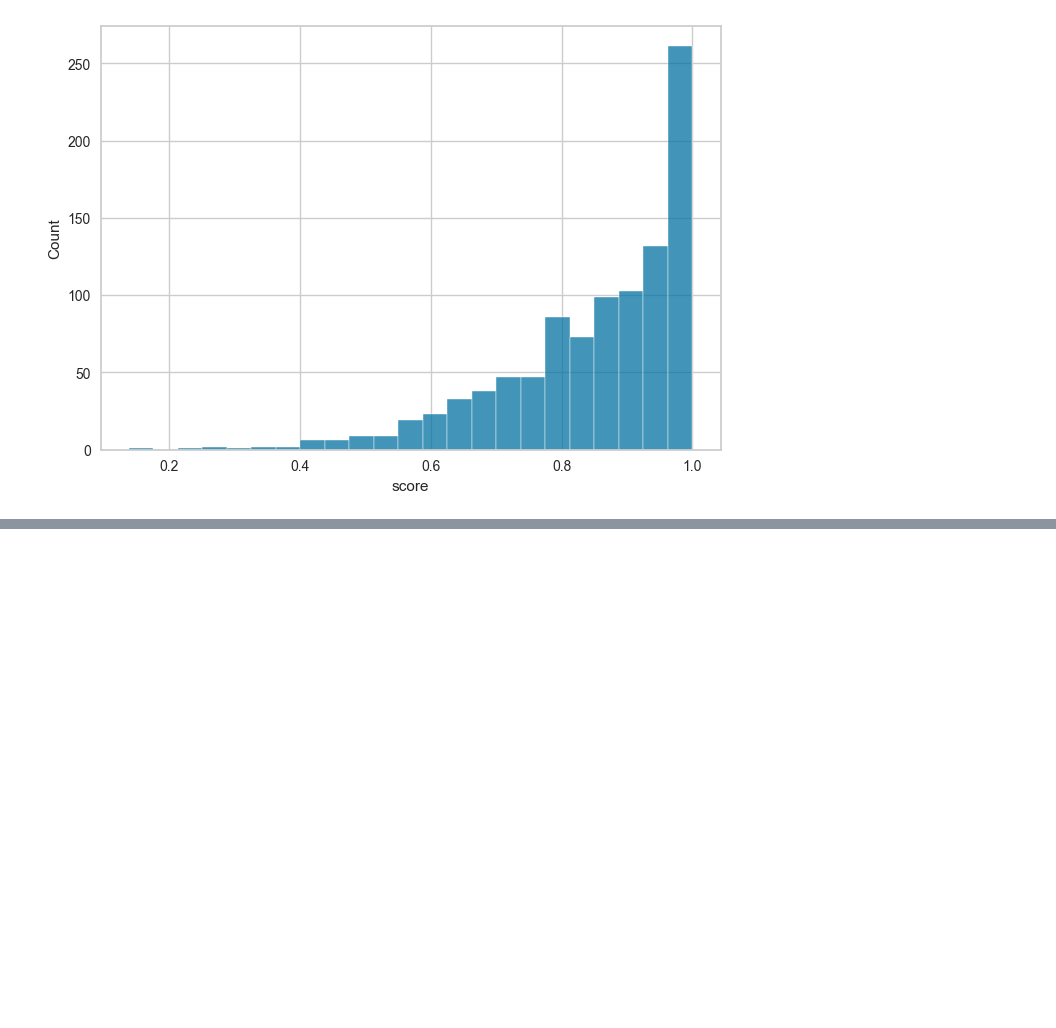
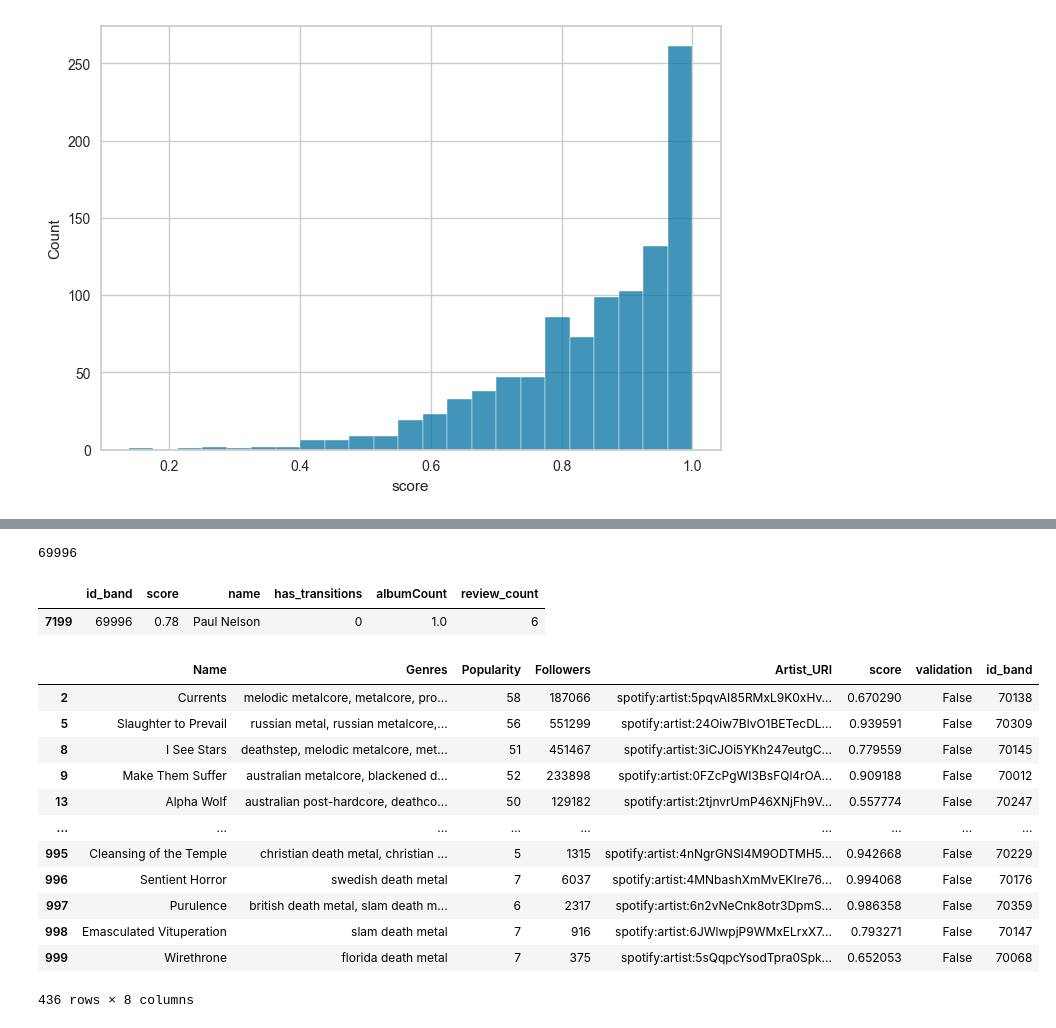
Before and after one commit to chainReactionCol/newRep, a Jupyter notebook: Ev_ML_Sanchez_Ruiz.ipynb, the cells around one changed output, grey strips where cells are left out. Drawn from its saved outputs; the diff is of its cells as text; code cells hidden in the pictures; blank space fills up the shorter version.

```diff
--- a/Ev_ML_Sanchez_Ruiz.ipynb
+++ b/Ev_ML_Sanchez_Ruiz.ipynb
@@ -224,0 +260,9 @@ sns.histplot(Spotify_df['score'])
+# %%
+Api_df['id_band'].max()
+# %% [output]
+69996
+# %%
+Api_df.loc[Api_df['id_band']==69996]
+# %% [output]
+|  | id_band | score | name | has_transitions | albumCount | review_count |
+| 7199 | 69996 | 0.78 | Paul Nelson | 0 | 1.0 | 6 |
@@ -224,0 +271,16 @@ sns.histplot(Spotify_df['score'])
+# %%
+false_Rows
+# %% [output]
+|  | Name | Genres | Popularity | Followers | Artist_URI | score | validation | id_band |
+| 2 | Currents | melodic metalcore, metalcore, pro... | 58 | 187066 | spotify:artist:5pqvAI85RMxL9K0xHv... | 0.670290 | False | 70138 |
+| 5 | Slaughter to Prevail | russian metal, russian metalcore,... | 56 | 551299 | spotify:artist:24Oiw7BlvO1BETecDL... | 0.939591 | False | 70309 |
+| 8 | I See Stars | deathstep, melodic metalcore, met... | 51 | 451467 | spotify:artist:3iCJOi5YKh247eutgC... | 0.779559 | False | 70145 |
+| 9 | Make Them Suffer | australian metalcore, blackened d... | 52 | 233898 | spotify:artist:0FZcPgWI3BsFQl4rOA... | 0.909188 | False | 70012 |
+| 13 | Alpha Wolf | australian post-hardcore, deathco... | 50 | 129182 | spotify:artist:2tjnvrUmP46XNjFh9V... | 0.557774 | False | 70247 |
+| ... | ... | ... | ... | ... | ... | ... | ... | ... |
+| 995 | Cleansing of the Temple | christian death metal, christian ... | 5 | 1315 | spotify:artist:4nNgrGNSI4M9ODTMH5... | 0.942668 | False | 70229 |
+| 996 | Sentient Horror | swedish death metal | 7 | 6037 | spotify:artist:4MNbashXmMvEKIre76... | 0.994068 | False | 70176 |
+| 997 | Purulence | british death metal, slam death m... | 6 | 2317 | spotify:artist:6n2vNeCnk8otr3DpmS... | 0.986358 | False | 70359 |
+| 998 | Emasculated Vituperation | slam death metal | 7 | 916 | spotify:artist:6JWlwpjP9WMxELrxX7... | 0.793271 | False | 70147 |
+| 999 | Wirethrone | florida death metal | 7 | 375 | spotify:artist:5sQqpcYsodTpra0Spk... | 0.652053 | False | 70068 |
+436 rows × 8 columns
```
Also changed, not shown: parts of 19 cells of this notebook.
